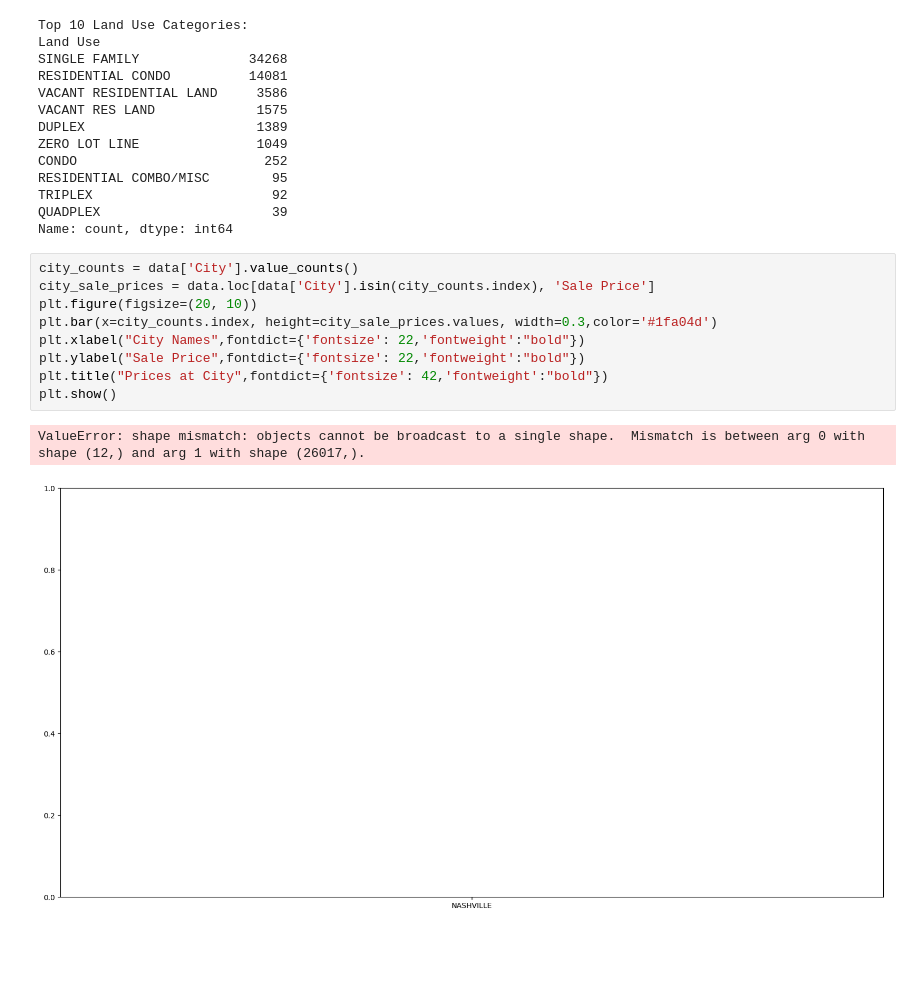
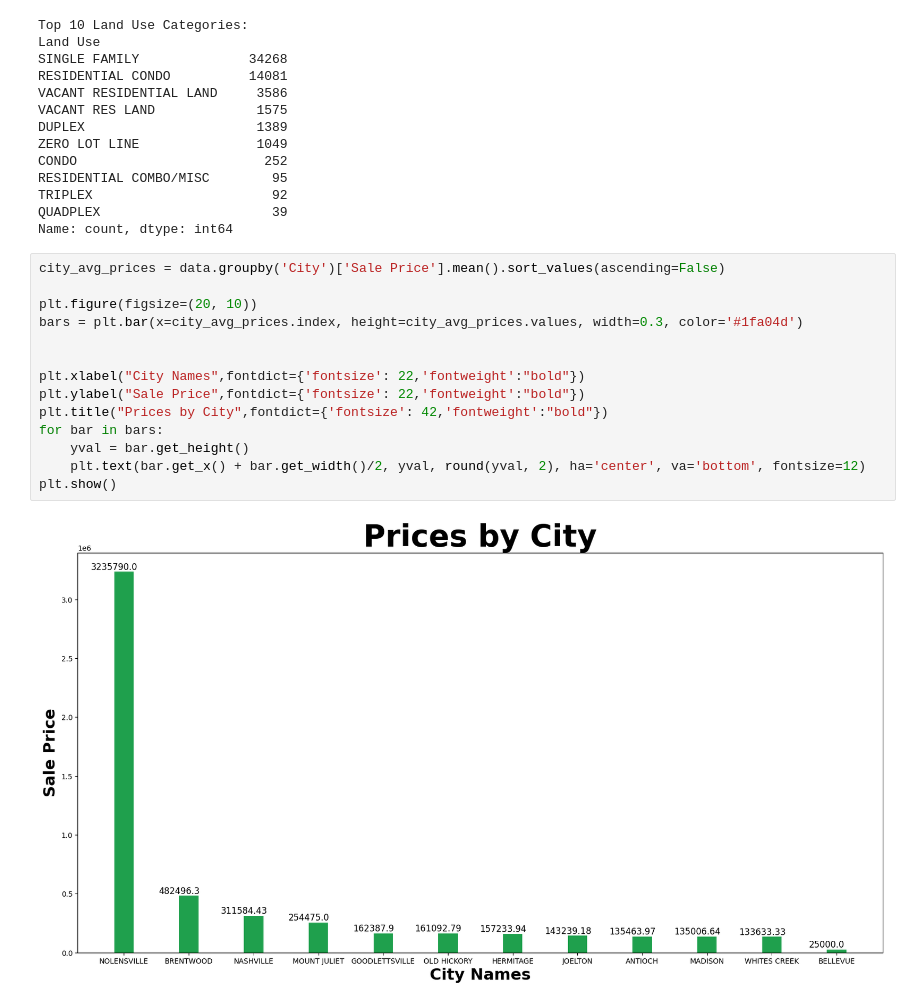
Before and after one commit to ArinAkaMazu/pythonCollaboration, a Jupyter notebook: pythonCollab.ipynb, the cells around one changed output. Cells and saved outputs as stored; diff of their text form; blank space fills up the shorter version.

```diff
--- a/pythonCollab.ipynb
+++ b/pythonCollab.ipynb
@@ -89,14 +89,18 @@ TRIPLEX                       92
 QUADPLEX                      39
 Name: count, dtype: int64
 # %%
-city_counts = data['City'].value_counts()
-city_sale_prices = data.loc[data['City'].isin(city_counts.index), 'Sale Price']
+city_avg_prices = data.groupby('City')['Sale Price'].mean().sort_values(ascending=False)
+
 plt.figure(figsize=(20, 10))
-plt.bar(x=city_counts.index, height=city_sale_prices.values, width=0.3,color='#1fa04d')
+bars = plt.bar(x=city_avg_prices.index, height=city_avg_prices.values, width=0.3, color='#1fa04d')
+
+
 plt.xlabel("City Names",fontdict={'fontsize': 22,'fontweight':"bold"})
 plt.ylabel("Sale Price",fontdict={'fontsize': 22,'fontweight':"bold"})
-plt.title("Prices at City",fontdict={'fontsize': 42,'fontweight':"bold"})
+plt.title("Prices by City",fontdict={'fontsize': 42,'fontweight':"bold"})
+for bar in bars:
+    yval = bar.get_height()
+    plt.text(bar.get_x() + bar.get_width()/2, yval, round(yval, 2), ha='center', va='bottom', fontsize=12)
 plt.show()
 # %% [output]
-ValueError: shape mismatch: objects cannot be broadcast to a single shape.  Mismatch is between arg 0 with shape (12,) and arg 1 with shape (26017,).
-[figure, old version]
+[figure, new version]
```
